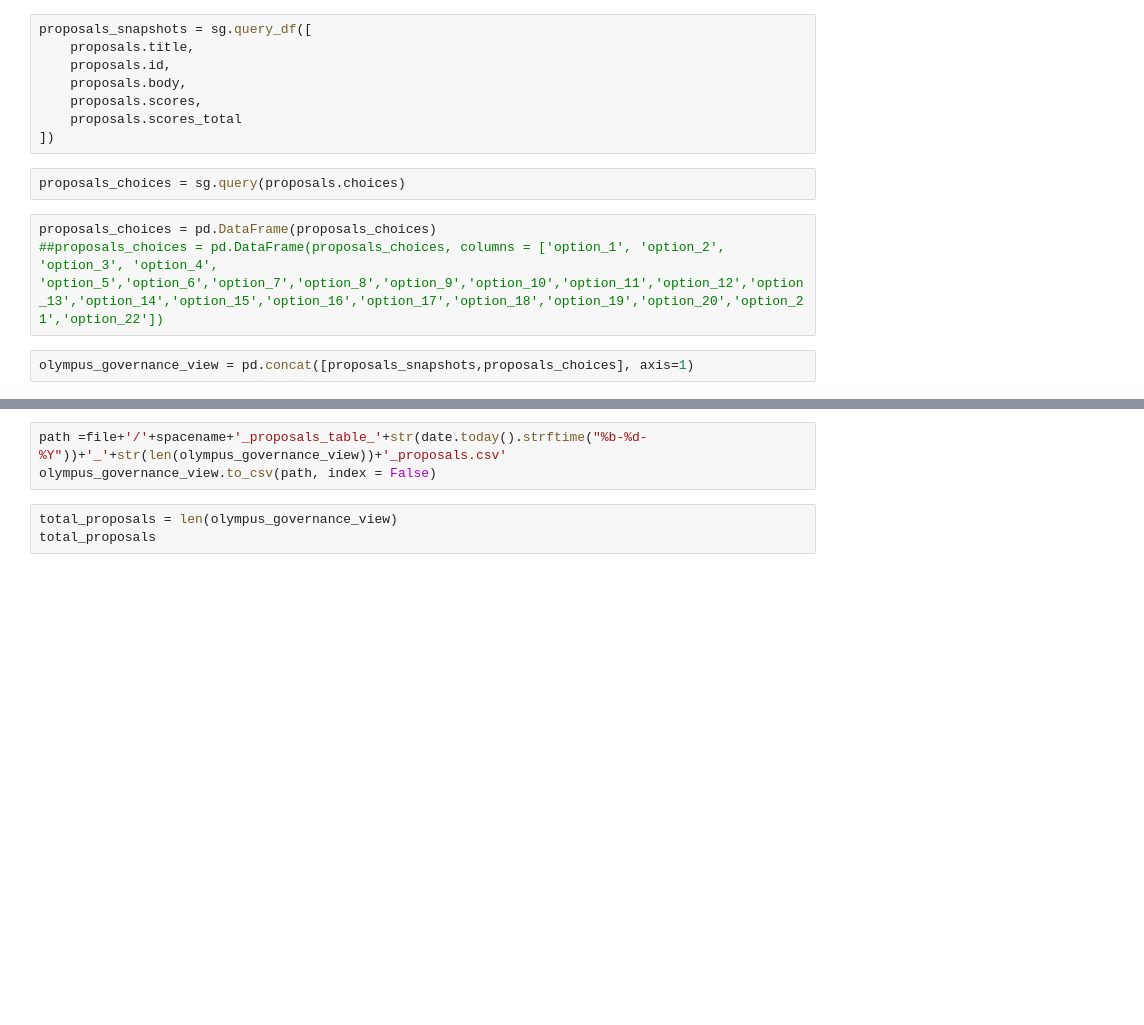
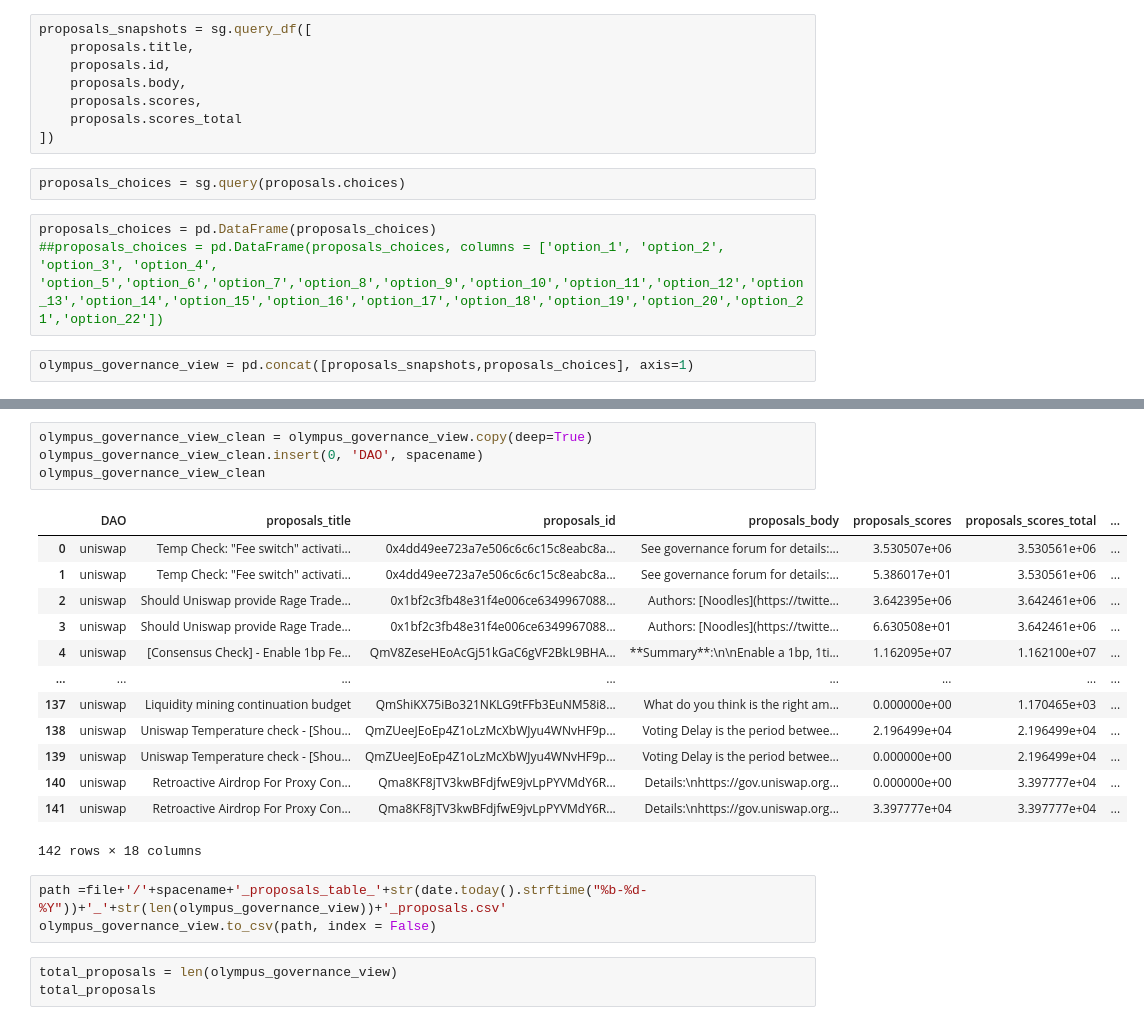
Before and after one commit to EdgeCaser/snapshot_governance, a Jupyter notebook: DAO_snapshot_tool_data.ipynb, the cells around one changed output, grey strips where cells are left out. Drawn from its saved outputs; the diff is of its cells as text; blank space fills up the shorter version.

```diff
--- a/DAO_snapshot_tool_data.ipynb
+++ b/DAO_snapshot_tool_data.ipynb
@@ -67,3 +84,21 @@ olympus_governance_view
+# %%
+olympus_governance_view_clean = olympus_governance_view.copy(deep=True)
+olympus_governance_view_clean.insert(0, 'DAO', spacename)
+olympus_governance_view_clean
+# %% [output]
+|  | DAO | proposals_title | proposals_id | proposals_body | proposals_scores | proposals_scores_total | ... |
+| 0 | uniswap | Temp Check: "Fee switch" activati... | 0x4dd49ee723a7e506c6c6c15c8eabc8a... | See governance forum for details:... | 3.530507e+06 | 3.530561e+06 | ... |
+| 1 | uniswap | Temp Check: "Fee switch" activati... | 0x4dd49ee723a7e506c6c6c15c8eabc8a... | See governance forum for details:... | 5.386017e+01 | 3.530561e+06 | ... |
+| 2 | uniswap | Should Uniswap provide Rage Trade... | 0x1bf2c3fb48e31f4e006ce6349967088... | Authors: [Noodles](https://twitte... | 3.642395e+06 | 3.642461e+06 | ... |
+| 3 | uniswap | Should Uniswap provide Rage Trade... | 0x1bf2c3fb48e31f4e006ce6349967088... | Authors: [Noodles](https://twitte... | 6.630508e+01 | 3.642461e+06 | ... |
+| 4 | uniswap | [Consensus Check] - Enable 1bp Fe... | QmV8ZeseHEoAcGj51kGaC6gVF2BkL9BHA... | **Summary**:\n\nEnable a 1bp, 1ti... | 1.162095e+07 | 1.162100e+07 | ... |
+| ... | ... | ... | ... | ... | ... | ... | ... |
+| 137 | uniswap | Liquidity mining continuation budget | QmShiKX75iBo321NKLG9tFFb3EuNM58i8... | What do you think is the right am... | 0.000000e+00 | 1.170465e+03 | ... |
+| 138 | uniswap | Uniswap Temperature check - [Shou... | QmZUeeJEoEp4Z1oLzMcXbWJyu4WNvHF9p... | Voting Delay is the period betwee... | 2.196499e+04 | 2.196499e+04 | ... |
+| 139 | uniswap | Uniswap Temperature check - [Shou... | QmZUeeJEoEp4Z1oLzMcXbWJyu4WNvHF9p... | Voting Delay is the period betwee... | 0.000000e+00 | 2.196499e+04 | ... |
+| 140 | uniswap | Retroactive Airdrop For Proxy Con... | Qma8KF8jTV3kwBFdjfwE9jvLpPYVMdY6R... | Details:\nhttps://gov.uniswap.org... | 0.000000e+00 | 3.397777e+04 | ... |
+| 141 | uniswap | Retroactive Airdrop For Proxy Con... | Qma8KF8jTV3kwBFdjfwE9jvLpPYVMdY6R... | Details:\nhttps://gov.uniswap.org... | 3.397777e+04 | 3.397777e+04 | ... |
+142 rows × 18 columns
 # %%
 path =file+'/'+spacename+'_proposals_table_'+str(date.today().strftime("%b-%d-%Y"))+'_'+str(len(olympus_governance_view))+'_proposals.csv'
 olympus_governance_view.to_csv(path, index = False)
```
Also changed, not shown: parts of 15 cells of this notebook.
